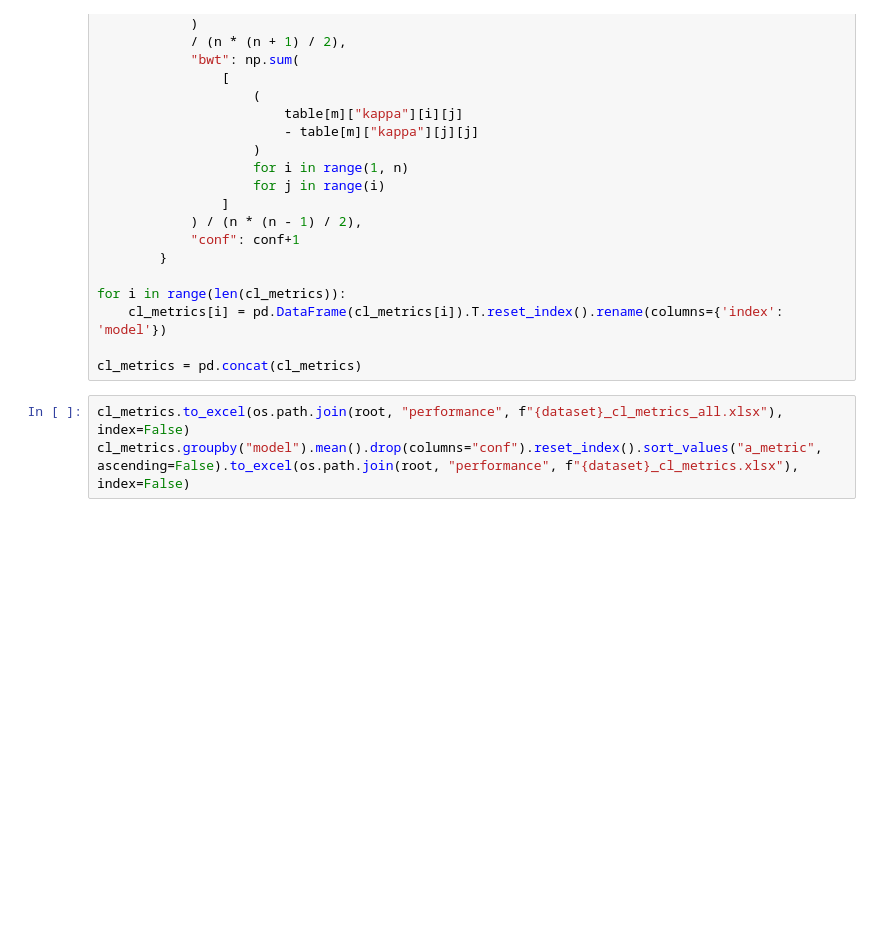
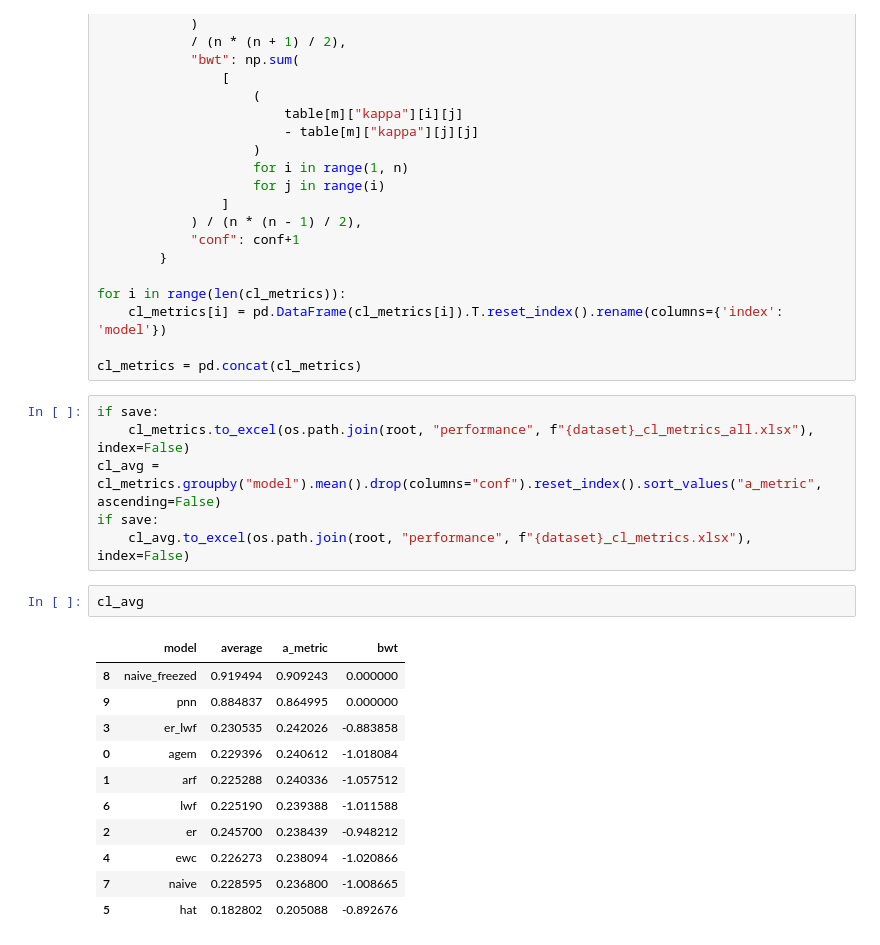
Before and after one commit to federicogiannini13/scl-practical-guide, a Jupyter notebook: lab/plot_cl.ipynb, the cells around one changed output. Cells and saved outputs as stored; diff of their text form; blank space fills up the shorter version.

```diff
--- a/lab/plot_cl.ipynb
+++ b/lab/plot_cl.ipynb
@@ -87,5 +93,22 @@ for i in range(len(cl_metrics)):
 
 cl_metrics = pd.concat(cl_metrics)
 # %%
-cl_metrics.to_excel(os.path.join(root, "performance", f"{dataset}_cl_metrics_all.xlsx"), index=False)
-cl_metrics.groupby("model").mean().drop(columns="conf").reset_index().sort_values("a_metric", ascending=False).to_excel(os.path.join(root, "performance", f"{dataset}_cl_metrics.xlsx"), index=False)
+if save:
+    cl_metrics.to_excel(os.path.join(root, "performance", f"{dataset}_cl_metrics_all.xlsx"), index=False)
+cl_avg = cl_metrics.groupby("model").mean().drop(columns="conf").reset_index().sort_values("a_metric", ascending=False)
+if save:
+    cl_avg.to_excel(os.path.join(root, "performance", f"{dataset}_cl_metrics.xlsx"), index=False)
+# %%
+cl_avg
+# %% [output]
+|  | model | average | a_metric | bwt |
+| 8 | naive_freezed | 0.919494 | 0.909243 | 0.000000 |
+| 9 | pnn | 0.884837 | 0.864995 | 0.000000 |
+| 3 | er_lwf | 0.230535 | 0.242026 | -0.883858 |
+| 0 | agem | 0.229396 | 0.240612 | -1.018084 |
+| 1 | arf | 0.225288 | 0.240336 | -1.057512 |
+| 6 | lwf | 0.225190 | 0.239388 | -1.011588 |
+| 2 | er | 0.245700 | 0.238439 | -0.948212 |
+| 4 | ewc | 0.226273 | 0.238094 | -1.020866 |
+| 7 | naive | 0.228595 | 0.236800 | -1.008665 |
+| 5 | hat | 0.182802 | 0.205088 | -0.892676 |
```
Also changed, not shown: parts of 4 cells of this notebook, 5 other files.
